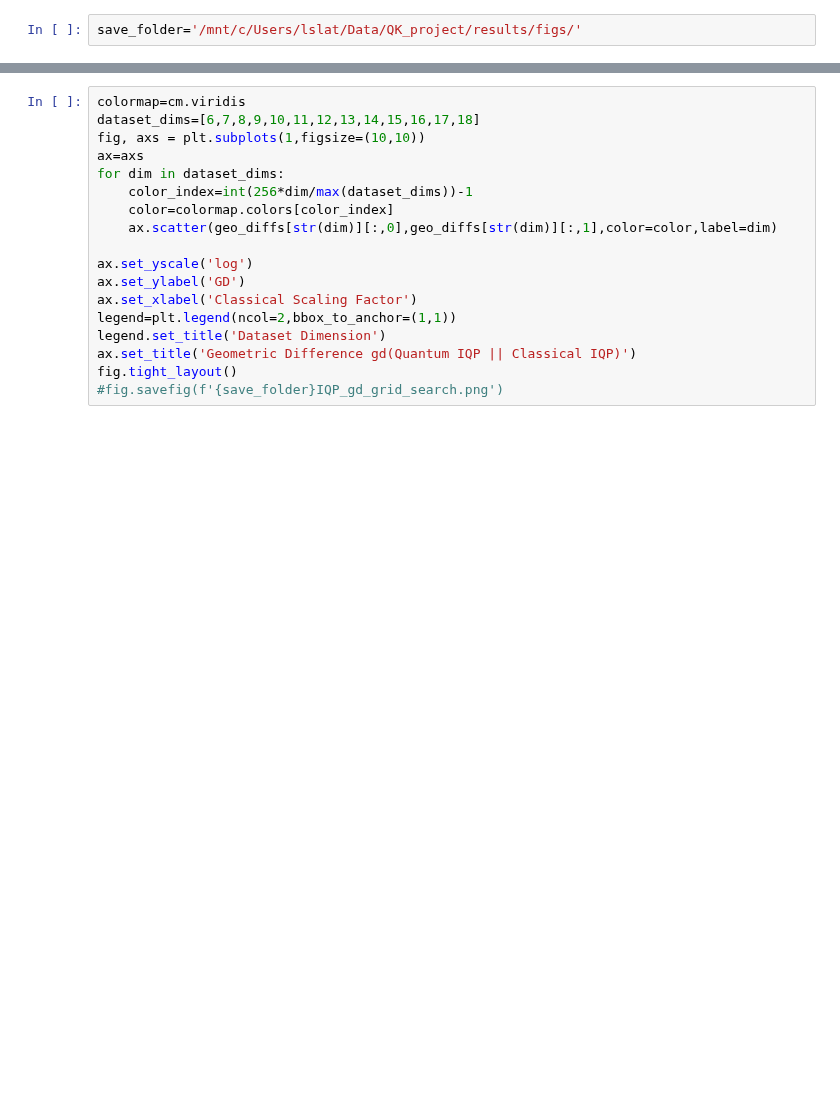
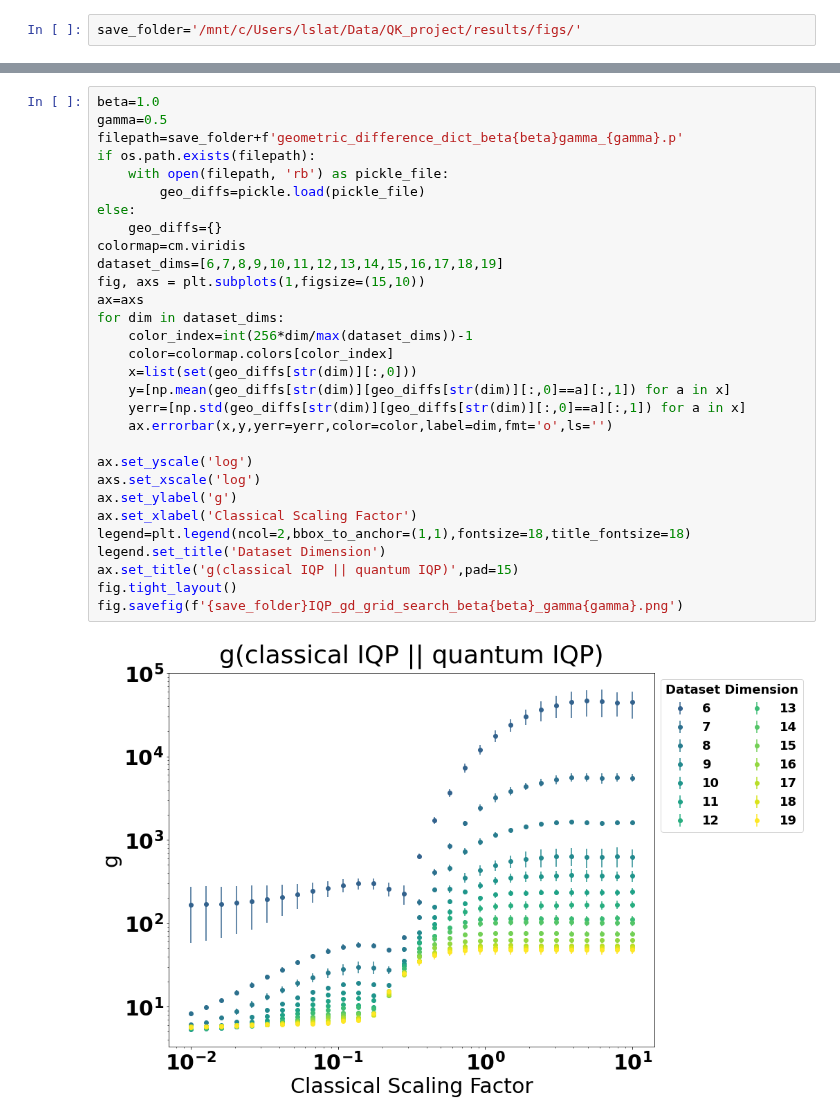
Before and after one commit to lslattery11/quantum_kernel, a Jupyter notebook: notebooks/data_visualization/iqp_gd_scaling_final.ipynb, the cells around one changed output, grey strips where cells are left out. Cells and saved outputs as stored; diff of their text form; blank space fills up the shorter version.

```diff
--- a/notebooks/data_visualization/iqp_gd_scaling_final.ipynb
+++ b/notebooks/data_visualization/iqp_gd_scaling_final.ipynb
@@ -104,18 +123,32 @@ else:
 # %%
+beta=1.0
+gamma=0.5
+filepath=save_folder+f'geometric_difference_dict_beta{beta}gamma_{gamma}.p'
+if os.path.exists(filepath):
+    with open(filepath, 'rb') as pickle_file:
+        geo_diffs=pickle.load(pickle_file)
+else:
+    geo_diffs={}
 colormap=cm.viridis
-dataset_dims=[6,7,8,9,10,11,12,13,14,15,16,17,18]
-fig, axs = plt.subplots(1,figsize=(10,10))
+dataset_dims=[6,7,8,9,10,11,12,13,14,15,16,17,18,19]
+fig, axs = plt.subplots(1,figsize=(15,10))
 ax=axs
 for dim in dataset_dims:
     color_index=int(256*dim/max(dataset_dims))-1
     color=colormap.colors[color_index]
-    ax.scatter(geo_diffs[str(dim)][:,0],geo_diffs[str(dim)][:,1],color=color,label=dim)
+    x=list(set(geo_diffs[str(dim)][:,0]))
+    y=[np.mean(geo_diffs[str(dim)][geo_diffs[str(dim)][:,0]==a][:,1]) for a in x]
+    yerr=[np.std(geo_diffs[str(dim)][geo_diffs[str(dim)][:,0]==a][:,1]) for a in x]
+    ax.errorbar(x,y,yerr=yerr,color=color,label=dim,fmt='o',ls='')
 
 ax.set_yscale('log')
-ax.set_ylabel('GD')
+axs.set_xscale('log')
+ax.set_ylabel('g')
 ax.set_xlabel('Classical Scaling Factor')
-legend=plt.legend(ncol=2,bbox_to_anchor=(1,1))
+legend=plt.legend(ncol=2,bbox_to_anchor=(1,1),fontsize=18,title_fontsize=18)
 legend.set_title('Dataset Dimension')
-ax.set_title('Geometric Difference gd(Quantum IQP || Classical IQP)')
+ax.set_title('g(classical IQP || quantum IQP)',pad=15)
 fig.tight_layout()
-#fig.savefig(f'{save_folder}IQP_gd_grid_search.png')
+fig.savefig(f'{save_folder}IQP_gd_grid_search_beta{beta}_gamma{gamma}.png')
+# %% [output]
+[figure, added]
```
Also changed, not shown: parts of 12 cells of this notebook, 4 other files.
